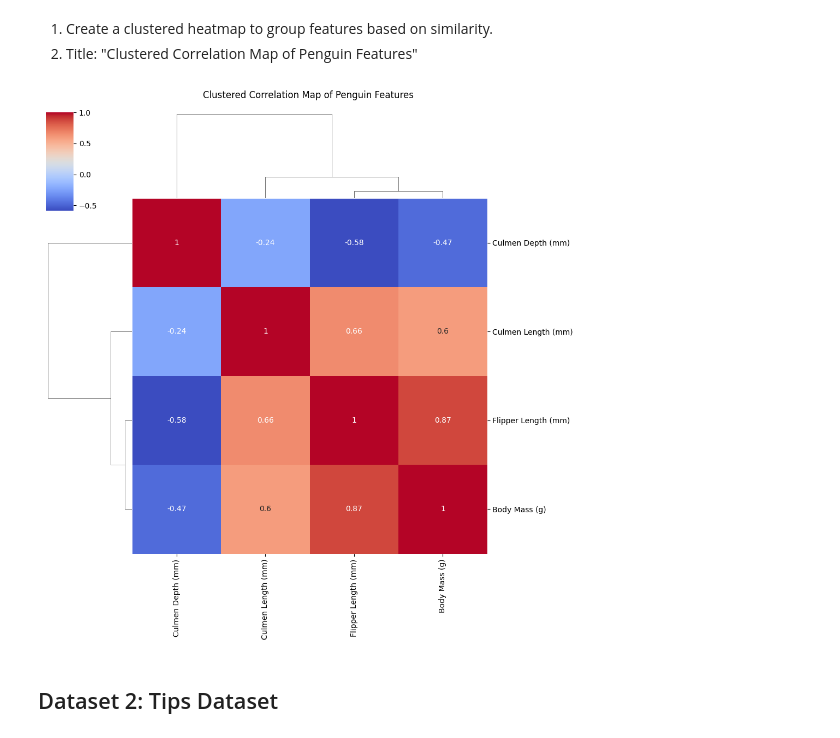
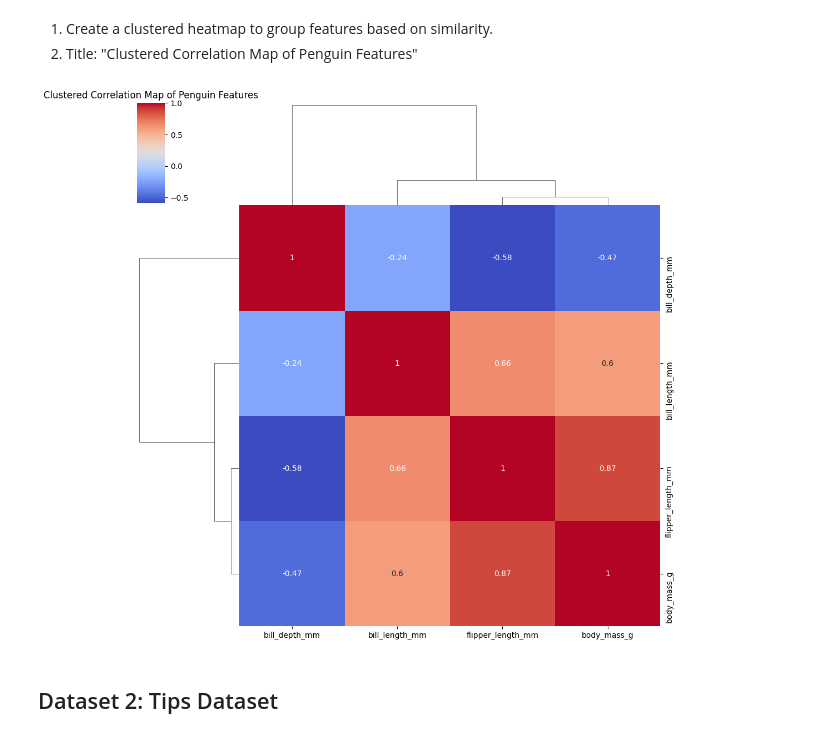
Before and after one commit to Swar028363/jupyter-notebooks, a Jupyter notebook: college/data_viz/Lab5.ipynb, the cells around one changed output. Cells and saved outputs as stored; diff of their text form; code cells hidden in the pictures.

```diff
--- a/college/data_viz/Lab5.ipynb
+++ b/college/data_viz/Lab5.ipynb
@@ -10,6 +10,6 @@ import matplotlib.pyplot as plt
 # %% [markdown]
 ## Dataset 1: Penguins Dataset
 # %%
-df_p = pd.read_csv("datasets/penguins_lter.csv")
+df_p = sns.load_dataset("penguins")
 df_p.head()
 # %% [output]
@@ -80,13 +73,13 @@ plt.show()
 1. Create a clustered heatmap to group features based on similarity.
 2. Title: "Clustered Correlation Map of Penguin Features"
 # %%
-corr = df_p[["Culmen Length (mm)", "Culmen Depth (mm)", "Flipper Length (mm)", "Body Mass (g)"]].corr()
-g = sns.clustermap(corr, cmap="coolwarm", annot=True)
-g.fig.suptitle("Clustered Correlation Map of Penguin Features", y=1.02)
+corr = df_p[["bill_length_mm", "bill_depth_mm", "flipper_length_mm", "body_mass_g"]].corr()
+sns.clustermap(corr, cmap="coolwarm", annot=True)
+plt.title("Clustered Correlation Map of Penguin Features")
 plt.savefig("plots/lab5/clustermap.png")
 plt.show()
 # %% [output]
-[figure, old version]
+[figure, new version]
 # %% [markdown]
 ## Dataset 2: Tips Dataset
 # %%
```
Also changed, not shown: parts of 13 cells of this notebook.
